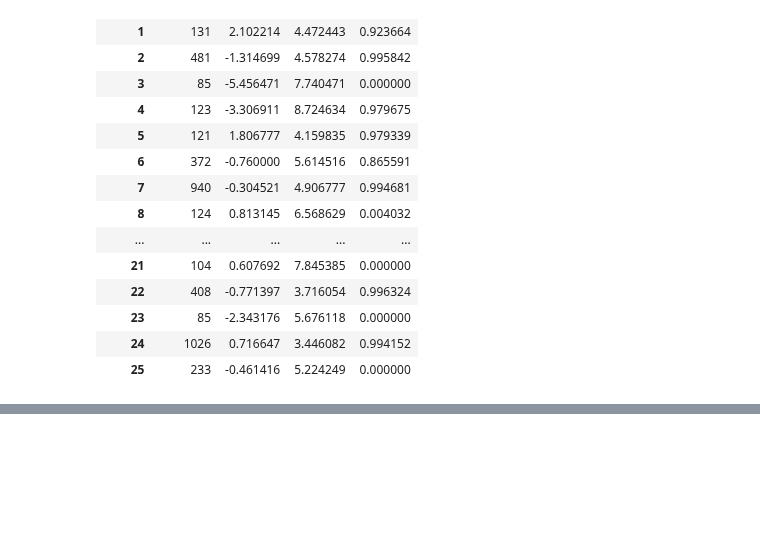
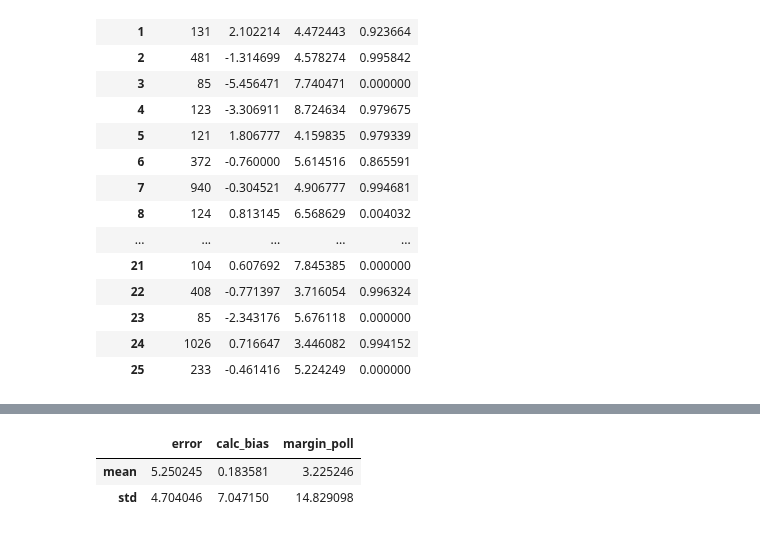
Before and after one commit to vijay-ravuri/poll-accuracy-modeling, a Jupyter notebook: code/04-Clustering.ipynb, the cells around one changed output, grey strips where cells are left out. Drawn from its saved outputs; the diff is of its cells as text; code cells hidden in the pictures; blank space fills up the shorter version.

```diff
--- a/code/04-Clustering.ipynb
+++ b/code/04-Clustering.ipynb
@@ -1002,0 +1061,12 @@ clustered.groupby('cluster')[['calc_bias', 'error', 'rightcall']].agg(
+# %%
+clustered[~clustered['cluster'].isin(standouts)][
+    [
+        'error',
+        'calc_bias',
+        'margin_poll'
+    ]
+].agg(['mean', 'std'])
+# %% [output]
+|  | error | calc_bias | margin_poll |
+| mean | 5.250245 | 0.183581 | 3.225246 |
+| std | 4.704046 | 7.047150 | 14.829098 |
```
Also changed, not shown: parts of 29 cells of this notebook, 1 other file.
